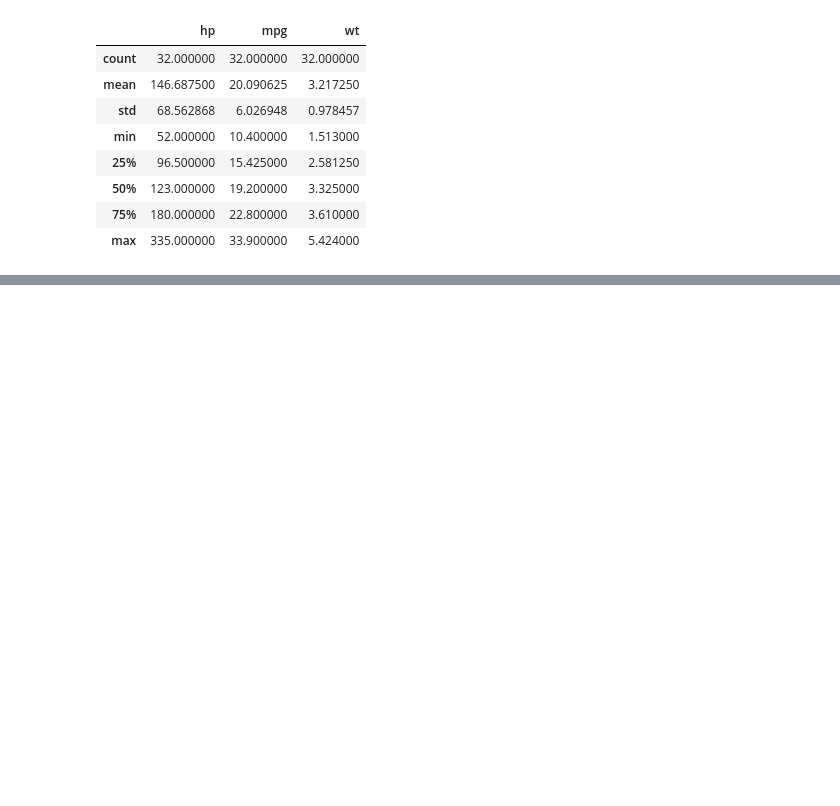
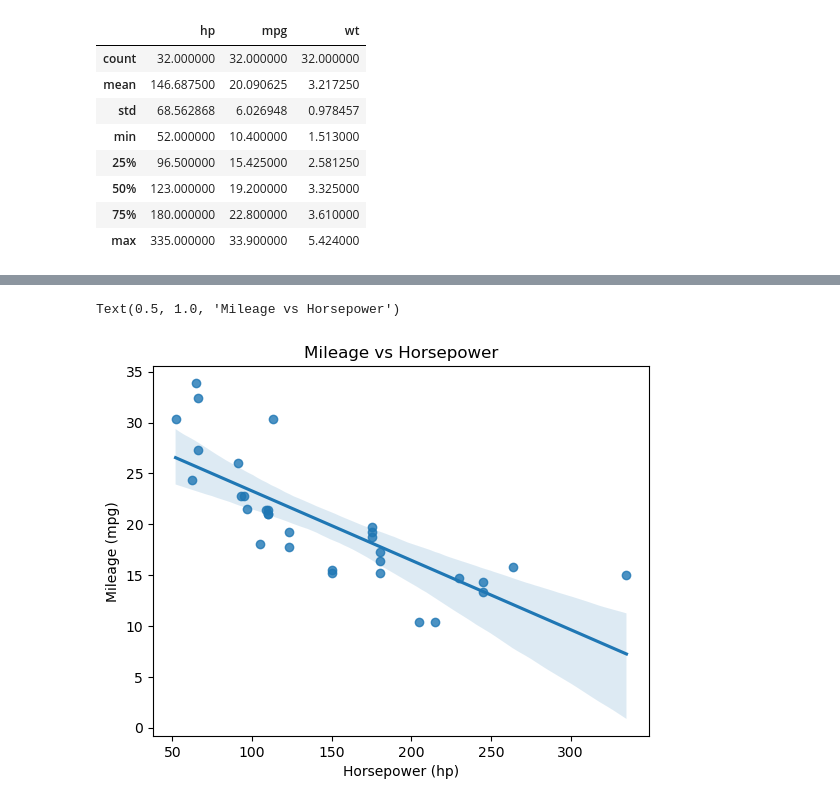
Before and after one commit to labeeb0x5fabrar/mtcars-analysis, a Jupyter notebook: mtcars-analysis.ipynb, the cells around one changed output, grey strips where cells are left out. Cells and saved outputs as stored; diff of their text form; code cells hidden in the pictures; blank space fills up the shorter version.

```diff
--- a/mtcars-analysis.ipynb
+++ b/mtcars-analysis.ipynb
@@ -185,0 +315,9 @@ mtcars.head(mtcars.shape[0])
+# %%
+# mpg vs hp
+ax = sns.regplot(data=mtcars[['mpg', 'hp']].sort_values(by='hp'), x='hp', y='mpg')
+plt.ylabel("Mileage (mpg)")
+plt.xlabel("Horsepower (hp)")
+ax.set_title("Mileage vs Horsepower")
+# %% [output]
+Text(0.5, 1.0, 'Mileage vs Horsepower')
+[figure, added]
```
Also changed, not shown: parts of 52 cells of this notebook.
